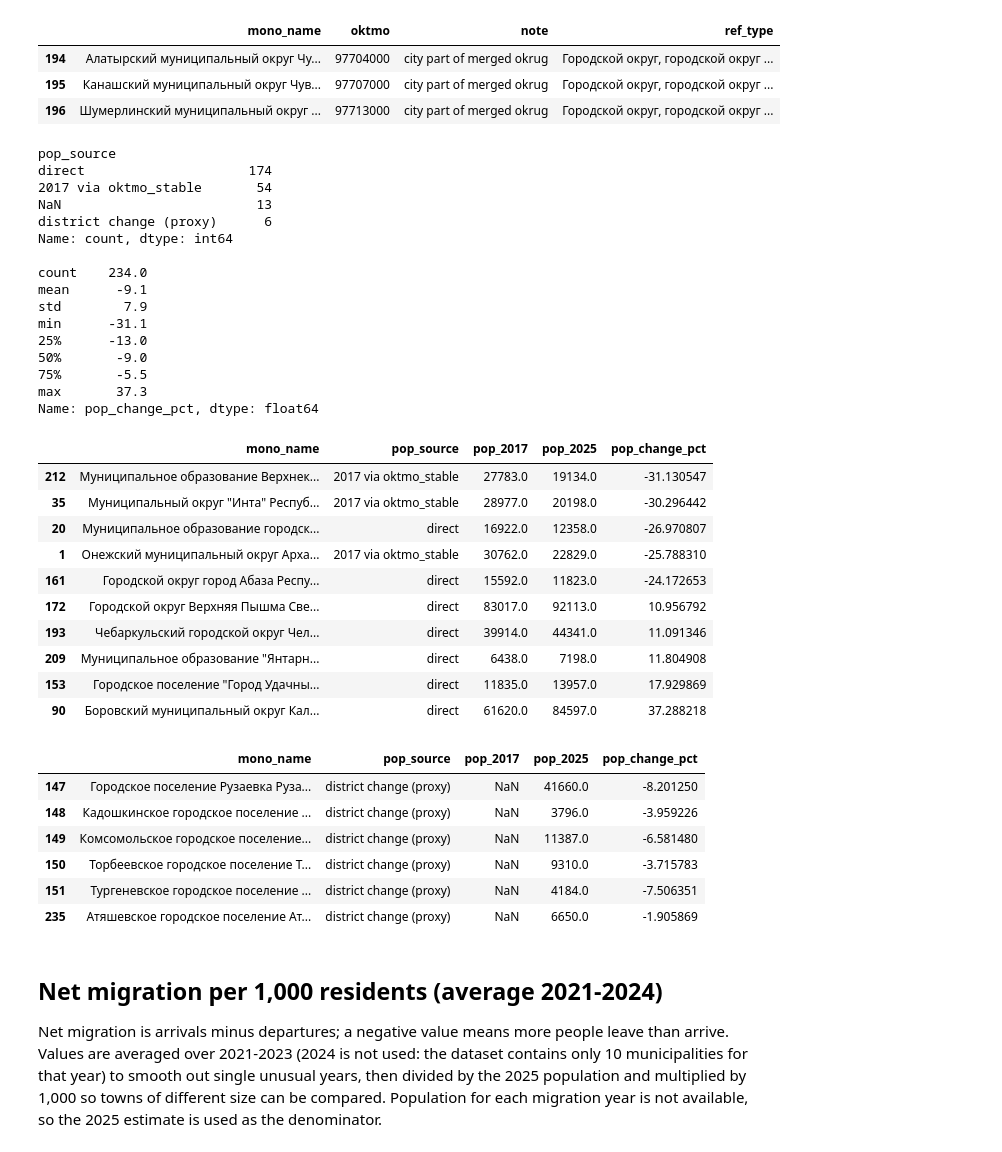
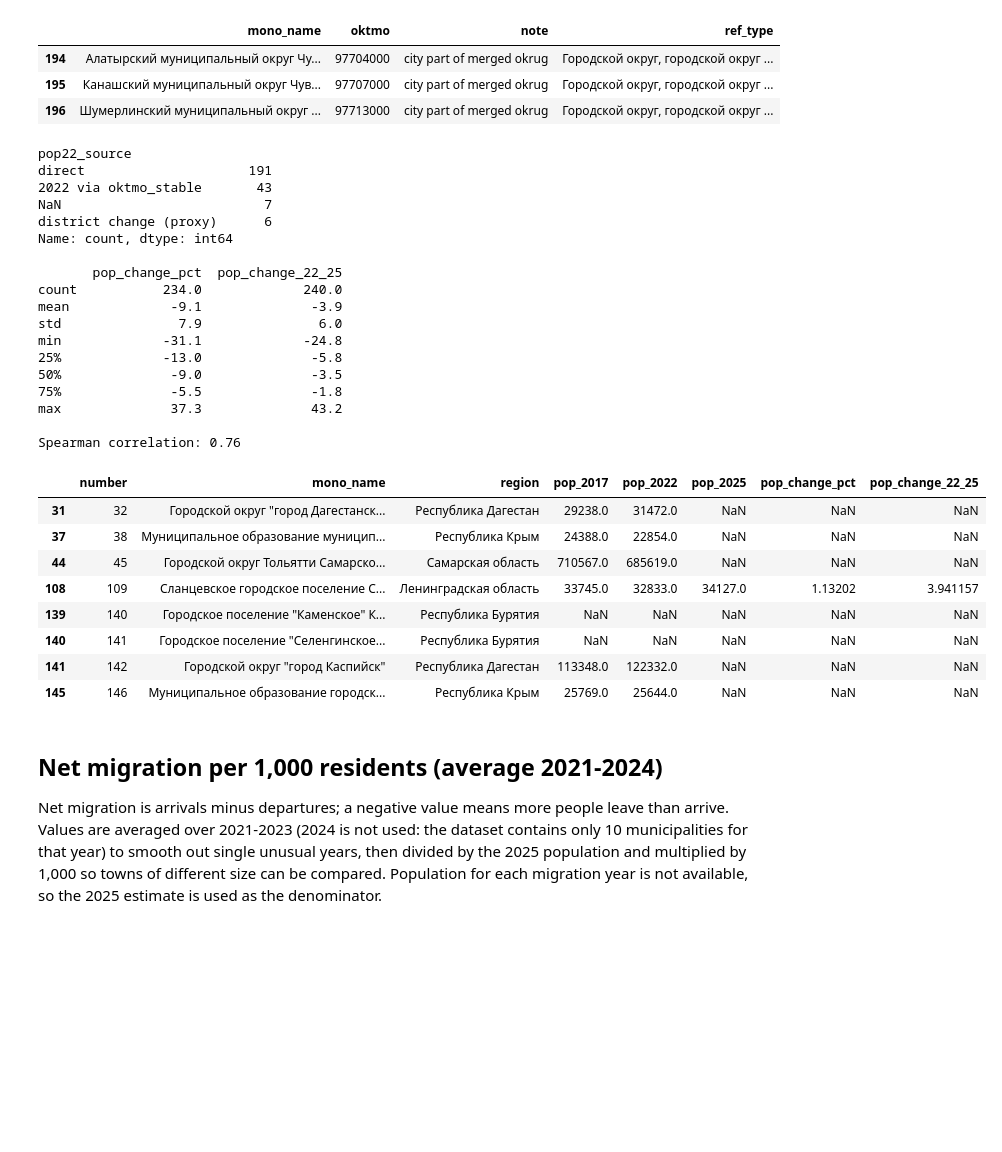
Before and after one commit to evelina-kalugina/-russian-monotowns-typology, a Jupyter notebook: notebooks/03_features.ipynb, the cells around one changed output. Cells and saved outputs as stored; diff of their text form; code cells hidden in the pictures; blank space fills up the shorter version.

Commit message:
03: add 2022 population and post-census population change

```diff
--- a/notebooks/03_features.ipynb
+++ b/notebooks/03_features.ipynb
@@ -239,46 +251,42 @@ features.loc[gap & features["pop_change_pct"].notna(), "pop_source"] = "district
 # %%
-print(features["pop_source"].value_counts(dropna=False), "\n")
-print(features["pop_change_pct"].describe().round(1))
-features.loc[features["pop_change_pct"].isna(), ["mono_name", "region", "note", "pop_2017", "pop_2025"]]
-cols = ["mono_name", "pop_source", "pop_2017", "pop_2025", "pop_change_pct"]
-ranked = features.dropna(subset=["pop_change_pct"]).sort_values("pop_change_pct")
-display(pd.concat([ranked.head(5), ranked.tail(5)])[cols])
-features.loc[features["pop_source"] == "district change (proxy)", cols]
+# how was 2022 obtained, and how do the two population changes compare?
+print(features["pop22_source"].value_counts(dropna=False), "\n")
+print(features[["pop_change_pct", "pop_change_22_25"]].describe().round(1), "\n")
+print("Spearman correlation:",
+      round(features["pop_change_pct"].corr(features["pop_change_22_25"], method="spearman"), 2))
+
+# towns still missing the new variable, and Slantsy for comparison
+features.loc[features["pop_change_22_25"].isna() | (features["number"] == 109),
+             ["number", "mono_name", "region", "pop_2017", "pop_2022", "pop_2025",
+              "pop_change_pct", "pop_change_22_25"]]
 # %% [output]
-pop_source
-direct                     174
-2017 via oktmo_stable       54
-NaN                         13
+pop22_source
+direct                     191
+2022 via oktmo_stable       43
+NaN                          7
 district change (proxy)      6
 Name: count, dtype: int64
 
-count    234.0
-mean      -9.1
-std        7.9
-min      -31.1
-25%      -13.0
-50%       -9.0
-75%       -5.5
-max       37.3
-Name: pop_change_pct, dtype: float64
+       pop_change_pct  pop_change_22_25
+count           234.0             240.0
+mean             -9.1              -3.9
+std               7.9               6.0
+min             -31.1             -24.8
+25%             -13.0              -5.8
+50%              -9.0              -3.5
+75%              -5.5              -1.8
+max              37.3              43.2
+
+Spearman correlation: 0.76
-|  | mono_name | pop_source | pop_2017 | pop_2025 | pop_change_pct |
-| 212 | Муниципальное образование Верхнек... | 2017 via oktmo_stable | 27783.0 | 19134.0 | -31.130547 |
-| 35 | Муниципальный округ "Инта" Респуб... | 2017 via oktmo_stable | 28977.0 | 20198.0 | -30.296442 |
-| 20 | Муниципальное образование городск... | direct | 16922.0 | 12358.0 | -26.970807 |
-| 1 | Онежский муниципальный округ Арха... | 2017 via oktmo_stable | 30762.0 | 22829.0 | -25.788310 |
-| 161 | Городской округ город Абаза Респу... | direct | 15592.0 | 11823.0 | -24.172653 |
-| 172 | Городской округ Верхняя Пышма Све... | direct | 83017.0 | 92113.0 | 10.956792 |
-| 193 | Чебаркульский городской округ Чел... | direct | 39914.0 | 44341.0 | 11.091346 |
-| 209 | Муниципальное образование "Янтарн... | direct | 6438.0 | 7198.0 | 11.804908 |
-| 153 | Городское поселение "Город Удачны... | direct | 11835.0 | 13957.0 | 17.929869 |
-| 90 | Боровский муниципальный округ Кал... | direct | 61620.0 | 84597.0 | 37.288218 |
+|  | number | mono_name | region | pop_2017 | pop_2022 | pop_2025 | pop_change_pct | pop_change_22_25 |
+| 31 | 32 | Городской округ "город Дагестанск... | Республика Дагестан | 29238.0 | 31472.0 | NaN | NaN | NaN |
+| 37 | 38 | Муниципальное образование муницип... | Республика Крым | 24388.0 | 22854.0 | NaN | NaN | NaN |
+| 44 | 45 | Городской округ Тольятти Самарско... | Самарская область | 710567.0 | 685619.0 | NaN | NaN | NaN |
+| 108 | 109 | Сланцевское городское поселение С... | Ленинградская область | 33745.0 | 32833.0 | 34127.0 | 1.13202 | 3.941157 |
+| 139 | 140 | Городское поселение "Каменское" К... | Республика Бурятия | NaN | NaN | NaN | NaN | NaN |
+| 140 | 141 | Городское поселение "Селенгинское... | Республика Бурятия | NaN | NaN | NaN | NaN | NaN |
+| 141 | 142 | Городской округ "город Каспийск" | Республика Дагестан | 113348.0 | 122332.0 | NaN | NaN | NaN |
+| 145 | 146 | Муниципальное образование городск... | Республика Крым | 25769.0 | 25644.0 | NaN | NaN | NaN |
-|  | mono_name | pop_source | pop_2017 | pop_2025 | pop_change_pct |
-| 147 | Городское поселение Рузаевка Руза... | district change (proxy) | NaN | 41660.0 | -8.201250 |
-| 148 | Кадошкинское городское поселение ... | district change (proxy) | NaN | 3796.0 | -3.959226 |
-| 149 | Комсомольское городское поселение... | district change (proxy) | NaN | 11387.0 | -6.581480 |
-| 150 | Торбеевское городское поселение Т... | district change (proxy) | NaN | 9310.0 | -3.715783 |
-| 151 | Тургеневское городское поселение ... | district change (proxy) | NaN | 4184.0 | -7.506351 |
-| 235 | Атяшевское городское поселение Ат... | district change (proxy) | NaN | 6650.0 | -1.905869 |
 # %% [markdown]
 ## Net migration per 1,000 residents (average 2021-2024)
 
```
Also changed, not shown: parts of 4 cells of this notebook.
